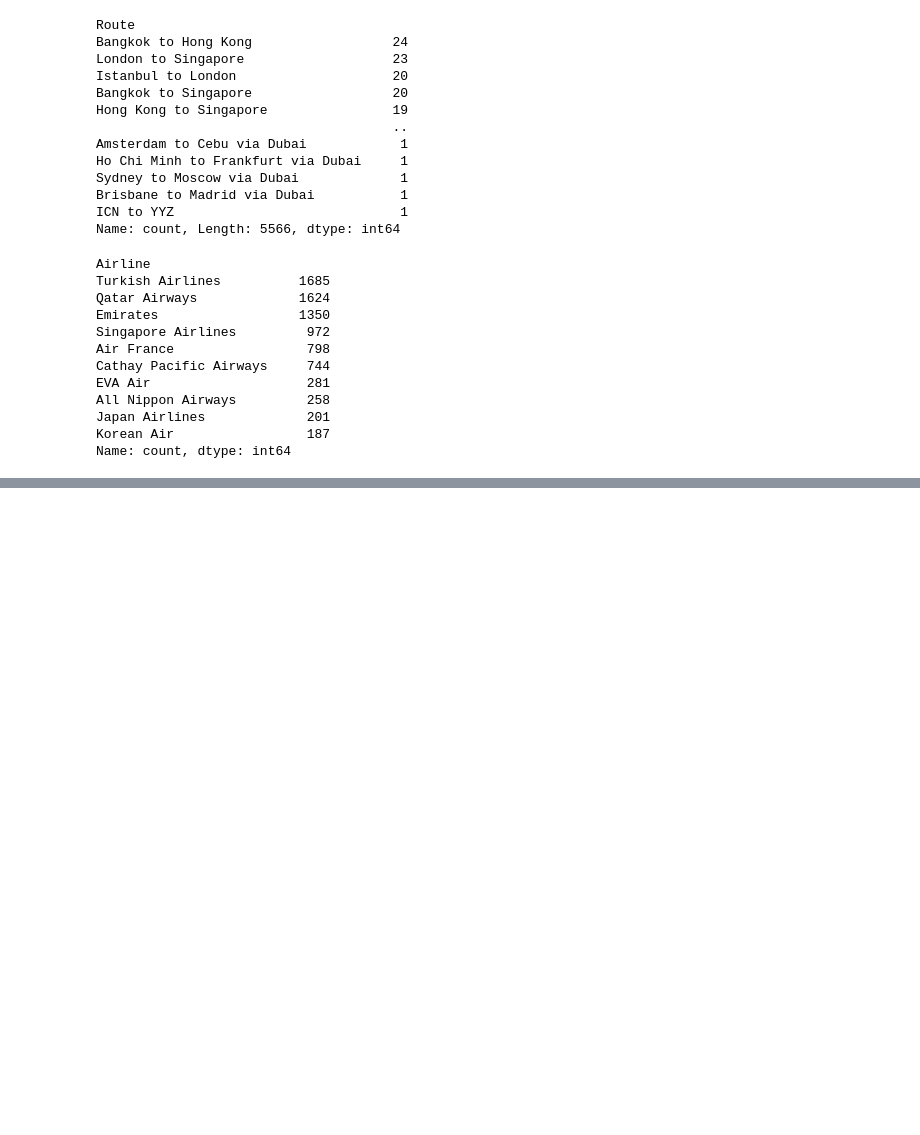
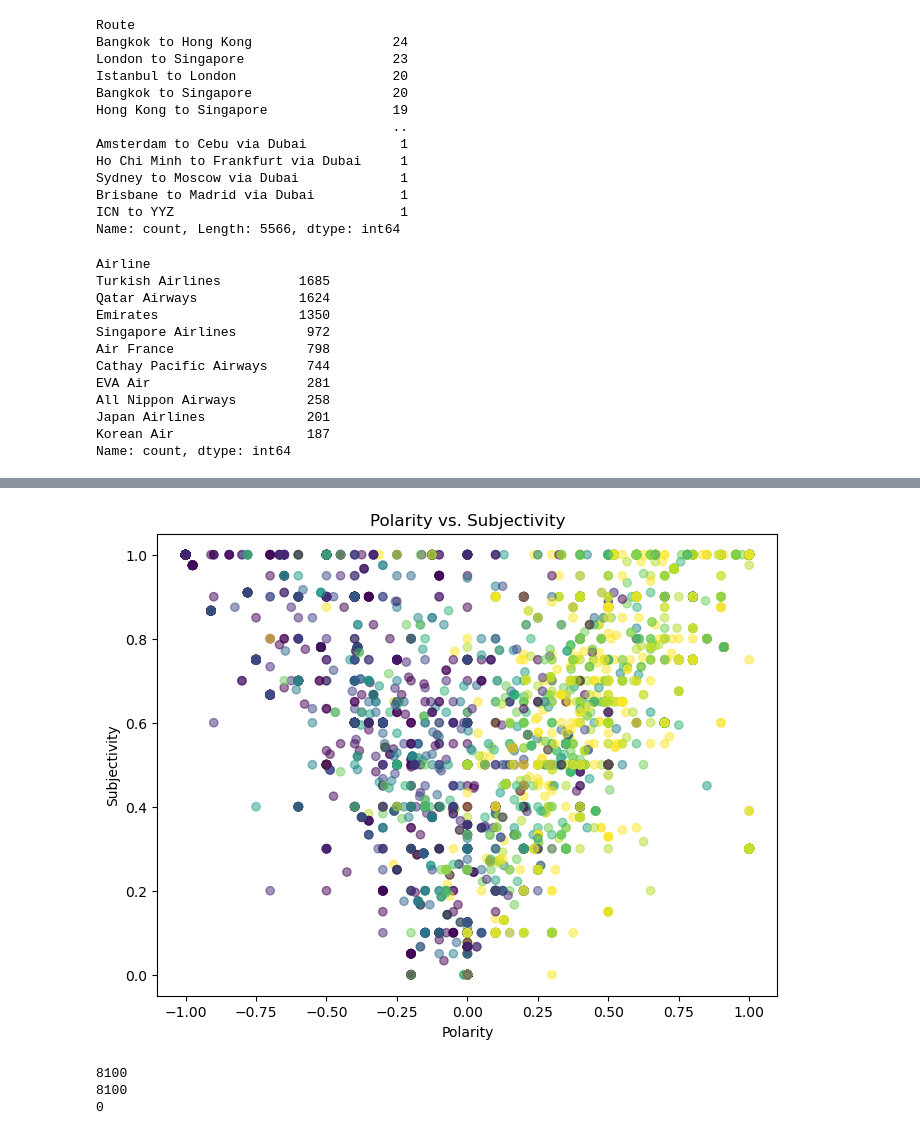
Before and after one commit to HasmigG/Airline_Passenger_Satisfaction_Analysis, a Jupyter notebook: etl_3.ipynb, the cells around one changed output, grey strips where cells are left out. Cells and saved outputs as stored; diff of their text form; code cells hidden in the pictures; blank space fills up the shorter version.

```diff
--- a/etl_3.ipynb
+++ b/etl_3.ipynb
@@ -103,7 +113,7 @@ with open('Resources/airlines_reviews.csv', 'r') as file:
 
     # Iterate over the rows and extract the comments
     comments = [row[0] for row in reader]
-    ratings = (float[row[17] for row in reader])
+    ratings = [row[15] for row in reader]
 
 polarities = []
 subjectivities = []
@@ -129,11 +173,22 @@ print(comments)
 # %%
+rate = df['Overall Rating']
 import matplotlib.pyplot as plt
 plt.figure(figsize=(8, 6))
-scatter = plt.scatter(polarities, subjectivities, c=ratings, cmap='viridis', alpha=0.5)
+scatter = plt.scatter(polarities, subjectivities, c=rate, cmap='viridis', alpha=0.5)
 plt.xlabel('Polarity')
 plt.ylabel('Subjectivity')
 plt.title('Polarity vs. Subjectivity')
 plt.show()
+# %% [output]
+[figure, added]
+# %%
+print(len(polarities))
+print(len(subjectivities))
+print(len(ratings))
+# %% [output]
+8100
+8100
+0
 # %%
 #trying something a bit different
 #def Route_split (route):
```
Also changed, not shown: parts of 9 cells of this notebook, 1 other file.
